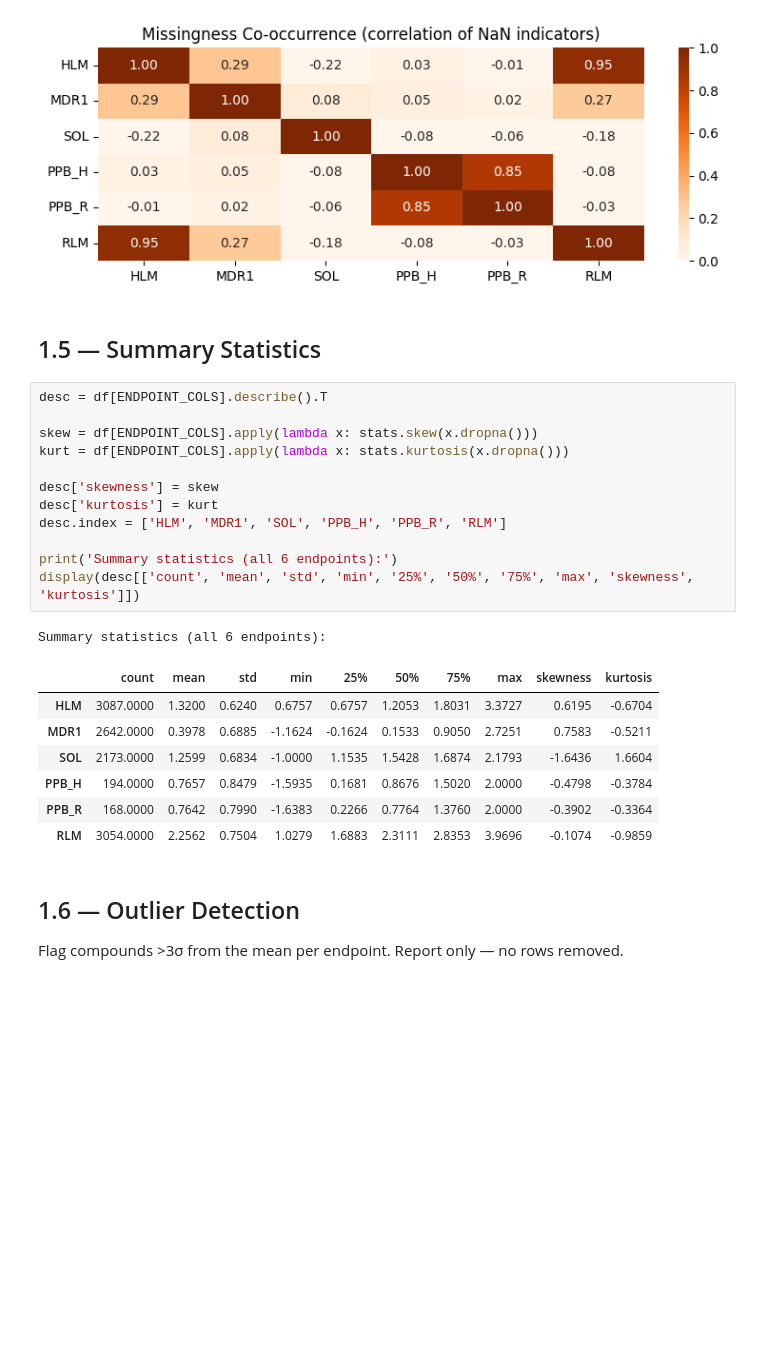
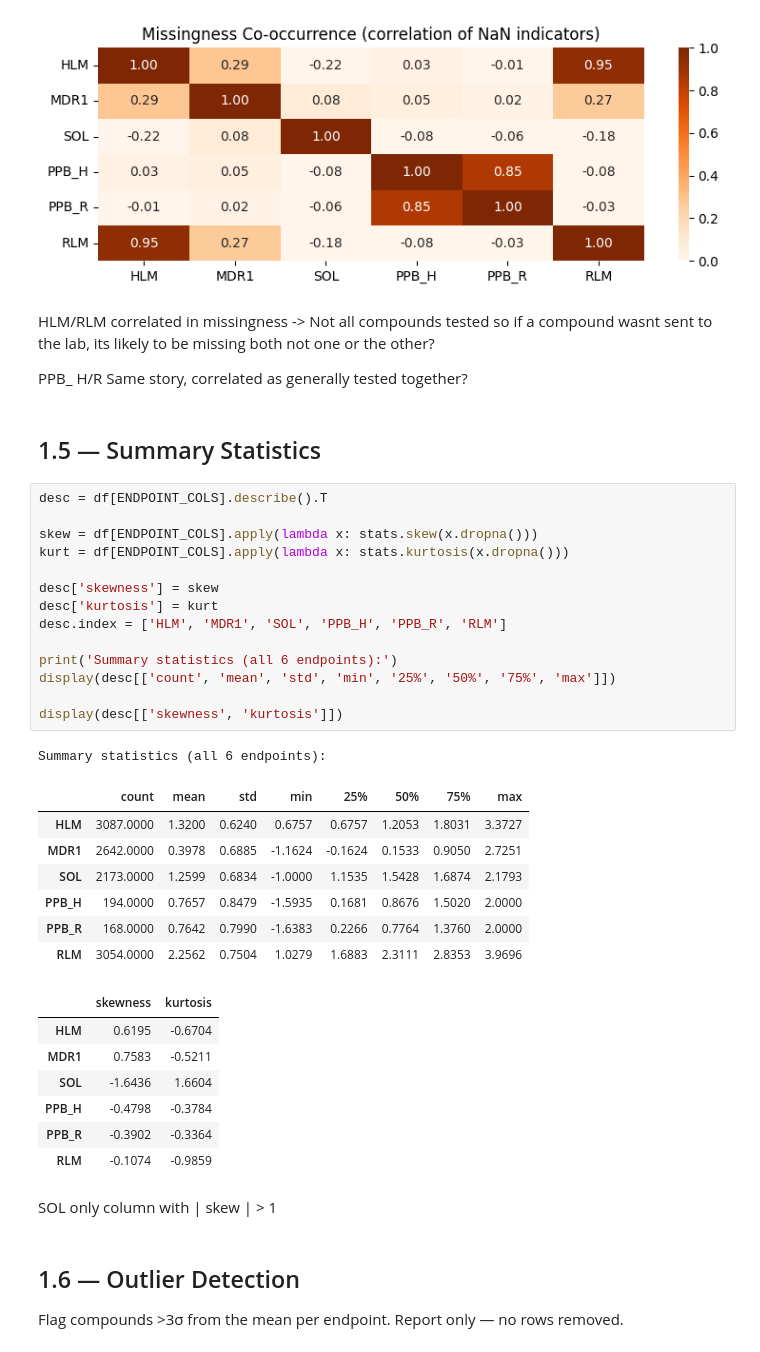
Before and after one commit to Zarif-S/uniq-plus-data-quantity-noise-qsar, a Jupyter notebook: notebooks/01_adme_eda_baseline.ipynb, the cells around one changed output. Saved outputs shown, nothing was run; the diff lists cells and outputs as text; blank space fills up the shorter version.

```diff
--- a/notebooks/01_adme_eda_baseline.ipynb
+++ b/notebooks/01_adme_eda_baseline.ipynb
@@ -156,29 +159,44 @@ Missing values per endpoint:
 | LOG RLM_CLint (mL/min/kg) | 467 | 13.2600 |
 [figure]
 [figure]
+# %% [markdown]
+HLM/RLM correlated in missingness -> Not all compounds tested so if a compound wasnt sent to the lab, its likely to be missing both not one or the other?
+
+PPB_ H/R Same story, correlated as generally tested together?
 # %% [markdown]
 ## 1.5 — Summary Statistics
 # %%
 desc = df[ENDPOINT_COLS].describe().T
 
 skew = df[ENDPOINT_COLS].apply(lambda x: stats.skew(x.dropna()))
 kurt = df[ENDPOINT_COLS].apply(lambda x: stats.kurtosis(x.dropna()))
 
 desc['skewness'] = skew
 desc['kurtosis'] = kurt
 desc.index = ['HLM', 'MDR1', 'SOL', 'PPB_H', 'PPB_R', 'RLM']
 
 print('Summary statistics (all 6 endpoints):')
-display(desc[['count', 'mean', 'std', 'min', '25%', '50%', '75%', 'max', 'skewness', 'kurtosis']])
+display(desc[['count', 'mean', 'std', 'min', '25%', '50%', '75%', 'max']])
+
+display(desc[['skewness', 'kurtosis']])
 # %% [output]
 Summary statistics (all 6 endpoints):
-|  | count | mean | std | min | 25% | 50% | 75% | max | skewness | kurtosis |
-| HLM | 3087.0000 | 1.3200 | 0.6240 | 0.6757 | 0.6757 | 1.2053 | 1.8031 | 3.3727 | 0.6195 | -0.6704 |
-| MDR1 | 2642.0000 | 0.3978 | 0.6885 | -1.1624 | -0.1624 | 0.1533 | 0.9050 | 2.7251 | 0.7583 | -0.5211 |
-| SOL | 2173.0000 | 1.2599 | 0.6834 | -1.0000 | 1.1535 | 1.5428 | 1.6874 | 2.1793 | -1.6436 | 1.6604 |
-| PPB_H | 194.0000 | 0.7657 | 0.8479 | -1.5935 | 0.1681 | 0.8676 | 1.5020 | 2.0000 | -0.4798 | -0.3784 |
-| PPB_R | 168.0000 | 0.7642 | 0.7990 | -1.6383 | 0.2266 | 0.7764 | 1.3760 | 2.0000 | -0.3902 | -0.3364 |
-| RLM | 3054.0000 | 2.2562 | 0.7504 | 1.0279 | 1.6883 | 2.3111 | 2.8353 | 3.9696 | -0.1074 | -0.9859 |
+|  | count | mean | std | min | 25% | 50% | 75% | max |
+| HLM | 3087.0000 | 1.3200 | 0.6240 | 0.6757 | 0.6757 | 1.2053 | 1.8031 | 3.3727 |
+| MDR1 | 2642.0000 | 0.3978 | 0.6885 | -1.1624 | -0.1624 | 0.1533 | 0.9050 | 2.7251 |
+| SOL | 2173.0000 | 1.2599 | 0.6834 | -1.0000 | 1.1535 | 1.5428 | 1.6874 | 2.1793 |
+| PPB_H | 194.0000 | 0.7657 | 0.8479 | -1.5935 | 0.1681 | 0.8676 | 1.5020 | 2.0000 |
+| PPB_R | 168.0000 | 0.7642 | 0.7990 | -1.6383 | 0.2266 | 0.7764 | 1.3760 | 2.0000 |
+| RLM | 3054.0000 | 2.2562 | 0.7504 | 1.0279 | 1.6883 | 2.3111 | 2.8353 | 3.9696 |
+|  | skewness | kurtosis |
+| HLM | 0.6195 | -0.6704 |
+| MDR1 | 0.7583 | -0.5211 |
+| SOL | -1.6436 | 1.6604 |
+| PPB_H | -0.4798 | -0.3784 |
+| PPB_R | -0.3902 | -0.3364 |
+| RLM | -0.1074 | -0.9859 |
+# %% [markdown]
+SOL only column with | skew | > 1
 # %% [markdown]
 ## 1.6 — Outlier Detection
 
```
Also changed, not shown: parts of 7 cells of this notebook, 2 other files.
